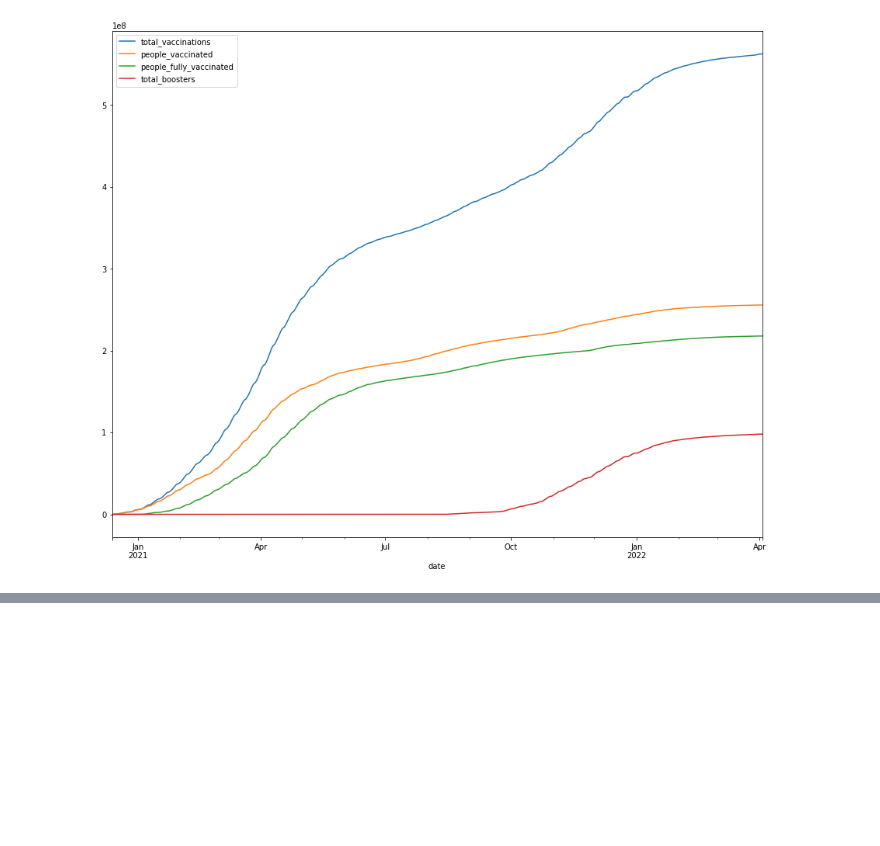
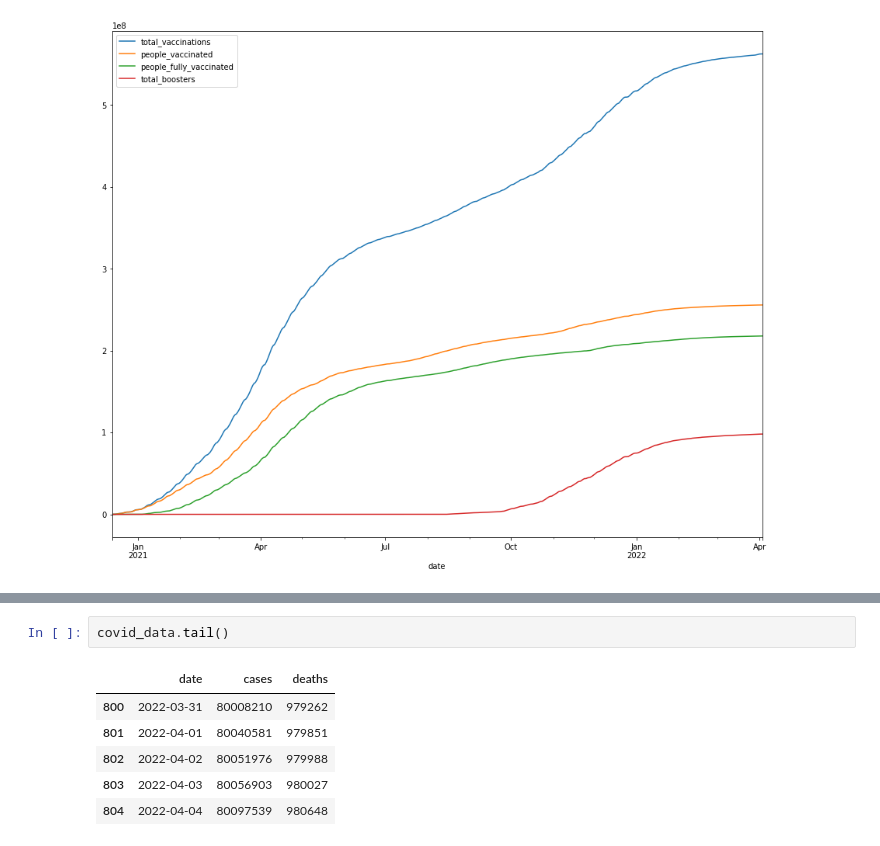
Before and after one commit to ak7588/ProjectsInProgrammingFinal, a Jupyter notebook: Projects_in_Programming_Finall_Project.ipynb, the cells around one changed output, grey strips where cells are left out. Drawn from its saved outputs; the diff is of its cells as text; blank space fills up the shorter version.

```diff
--- a/Projects_in_Programming_Finall_Project.ipynb
+++ b/Projects_in_Programming_Finall_Project.ipynb
@@ -165,0 +220,9 @@ data.plot(
+# %%
+covid_data.tail()
+# %% [output]
+|  | date | cases | deaths |
+| 800 | 2022-03-31 | 80008210 | 979262 |
+| 801 | 2022-04-01 | 80040581 | 979851 |
+| 802 | 2022-04-02 | 80051976 | 979988 |
+| 803 | 2022-04-03 | 80056903 | 980027 |
+| 804 | 2022-04-04 | 80097539 | 980648 |
```
Also changed, not shown: parts of 7 cells of this notebook.
